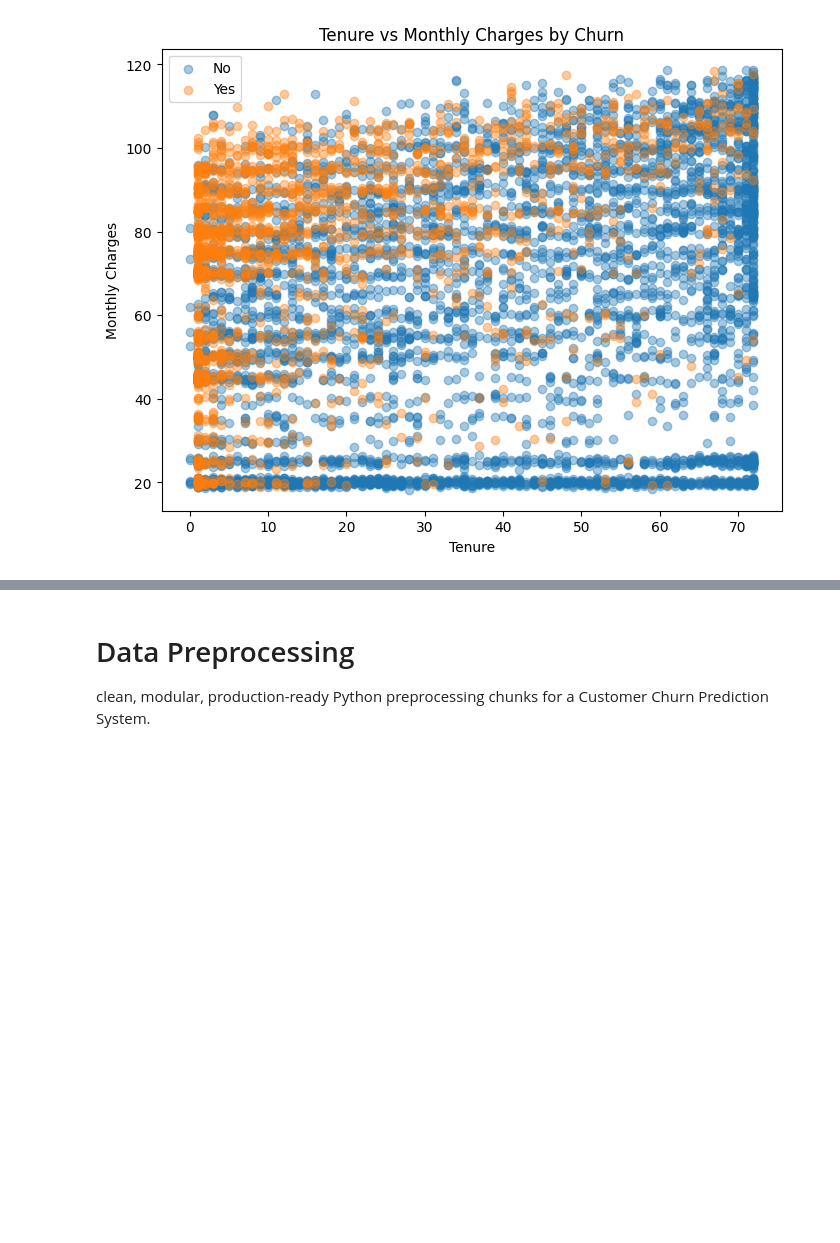
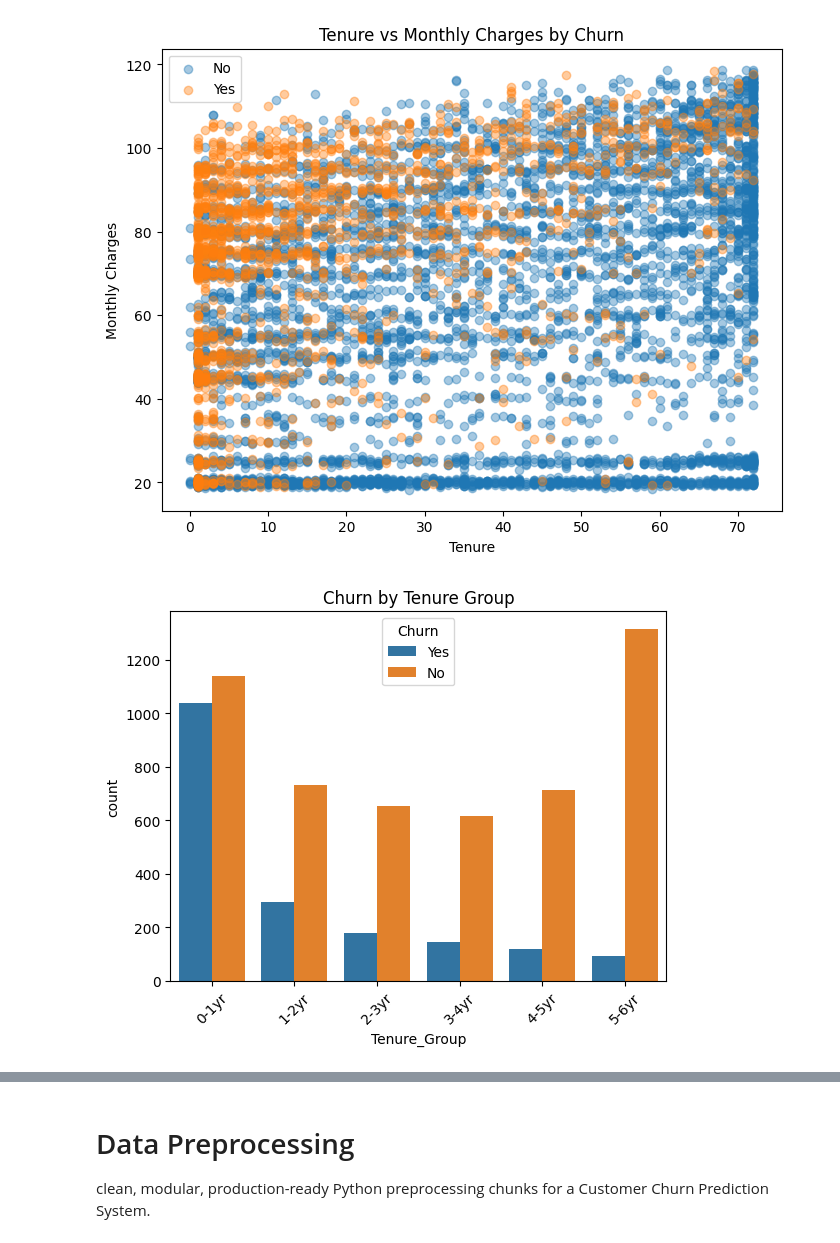
Before and after one commit to YasiruMethmal123/Telco-Customer-Churn, a Jupyter notebook: Churn_Prediction.ipynb, the cells around one changed output, grey strips where cells are left out. Cells and saved outputs as stored; diff of their text form; code cells hidden in the pictures; blank space fills up the shorter version.

Commit message:
More visualizations

```diff
--- a/Churn_Prediction.ipynb
+++ b/Churn_Prediction.ipynb
@@ -242,3 +242,11 @@ plt.ylabel("Monthly Charges")
 plt.show()
 # %% [output]
 [figure]
+# %%
+df['Tenure_Group'] = pd.cut(df['tenure'], bins=[0,12,24,36,48,60,72], labels=['0-1yr','1-2yr','2-3yr','3-4yr','4-5yr','5-6yr'])
+sns.countplot(x='Tenure_Group', hue='Churn', data=df)
+plt.title('Churn by Tenure Group')
+plt.xticks(rotation=45)
+plt.show()
+# %% [output]
+[figure, added]
```
Also changed, not shown: parts of 3 cells of this notebook.
